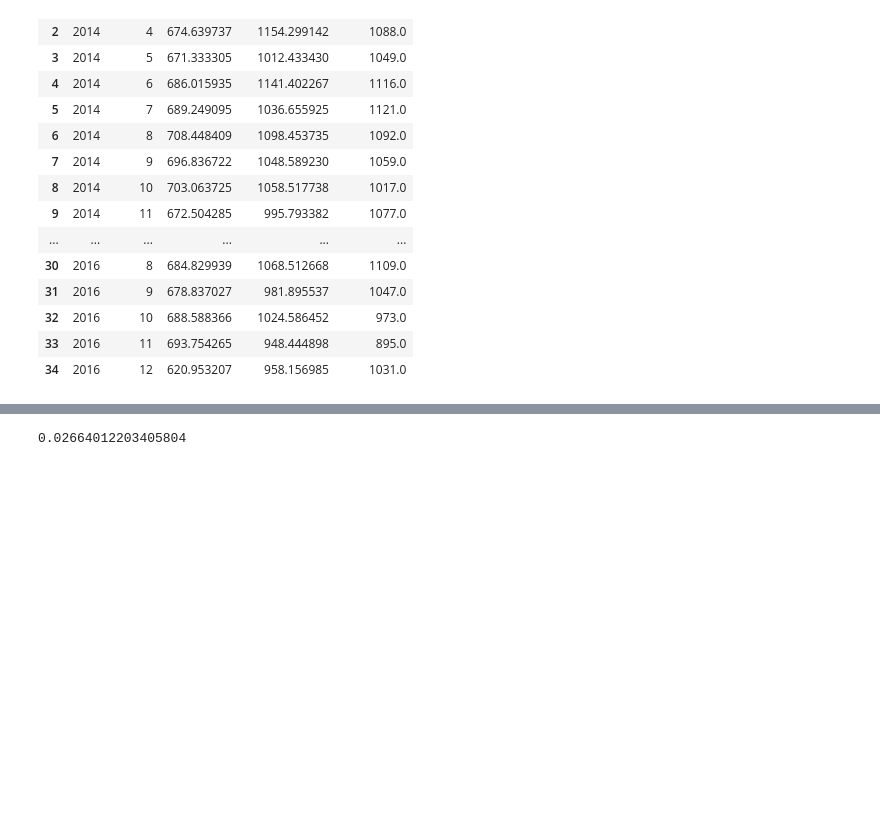
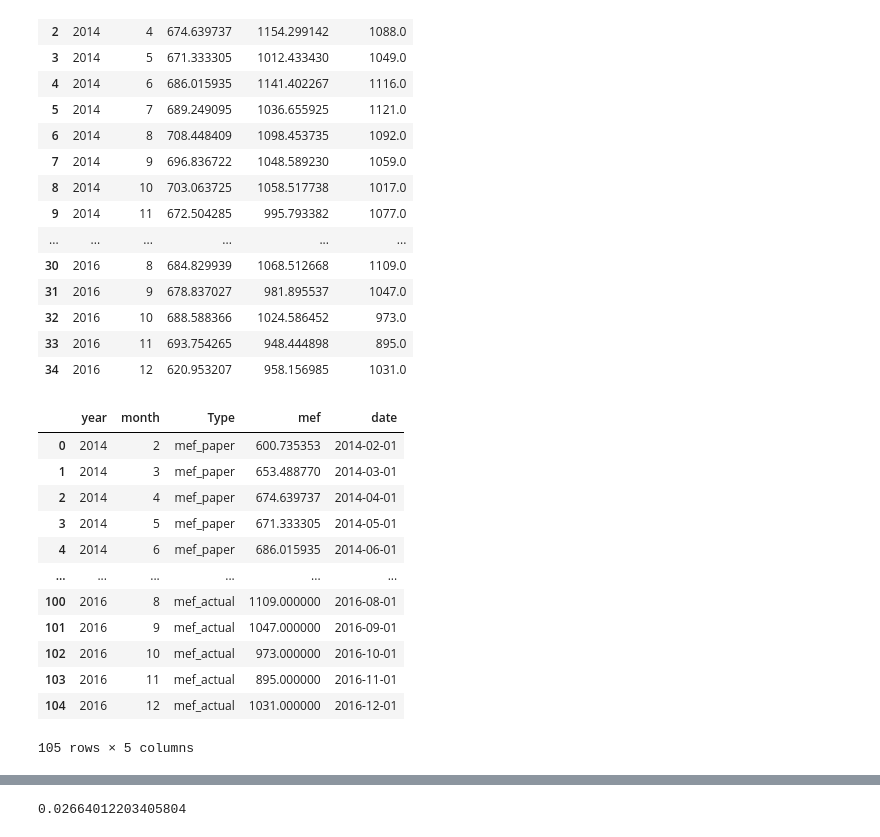
Before and after one commit to amy-wang/thesis2, a Jupyter notebook: reimplement_paper/mefs/uwo-thesis-data1.ipynb, the cells around one changed output, grey strips where cells are left out. Drawn from its saved outputs; the diff is of its cells as text; code cells hidden in the pictures; blank space fills up the shorter version.

```diff
--- a/reimplement_paper/mefs/uwo-thesis-data1.ipynb
+++ b/reimplement_paper/mefs/uwo-thesis-data1.ipynb
@@ -146,3 +146,25 @@ df_compare
 | 32 | 2016 | 10 | 688.588366 | 1024.586452 | 973.0 |
 | 33 | 2016 | 11 | 693.754265 | 948.444898 | 895.0 |
 | 34 | 2016 | 12 | 620.953207 | 958.156985 | 1031.0 |
+# %%
+df_graph = df_compare.melt(id_vars=["year", "month"],
+        var_name="Type",
+        value_name="mef")
+
+df_graph['date'] = df_graph["year"].astype(str) + "-" + df_graph["month"].astype(str)
+df_graph['date'] = pd.to_datetime(df_graph['date'])
+df_graph
+# %% [output]
+|  | year | month | Type | mef | date |
+| 0 | 2014 | 2 | mef_paper | 600.735353 | 2014-02-01 |
+| 1 | 2014 | 3 | mef_paper | 653.488770 | 2014-03-01 |
+| 2 | 2014 | 4 | mef_paper | 674.639737 | 2014-04-01 |
+| 3 | 2014 | 5 | mef_paper | 671.333305 | 2014-05-01 |
+| 4 | 2014 | 6 | mef_paper | 686.015935 | 2014-06-01 |
+| ... | ... | ... | ... | ... | ... |
+| 100 | 2016 | 8 | mef_actual | 1109.000000 | 2016-08-01 |
+| 101 | 2016 | 9 | mef_actual | 1047.000000 | 2016-09-01 |
+| 102 | 2016 | 10 | mef_actual | 973.000000 | 2016-10-01 |
+| 103 | 2016 | 11 | mef_actual | 895.000000 | 2016-11-01 |
+| 104 | 2016 | 12 | mef_actual | 1031.000000 | 2016-12-01 |
+105 rows × 5 columns
```
Also changed, not shown: parts of 2 cells of this notebook.
